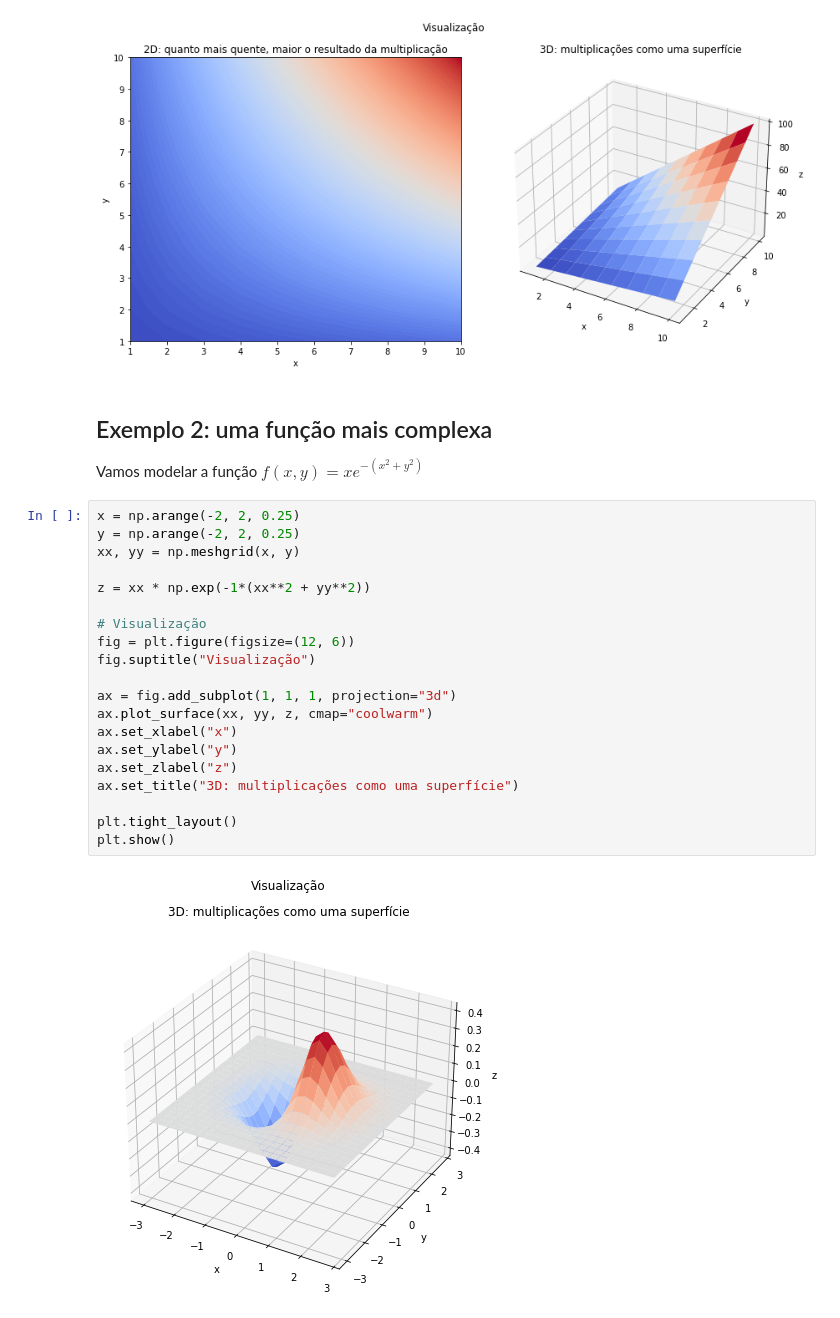
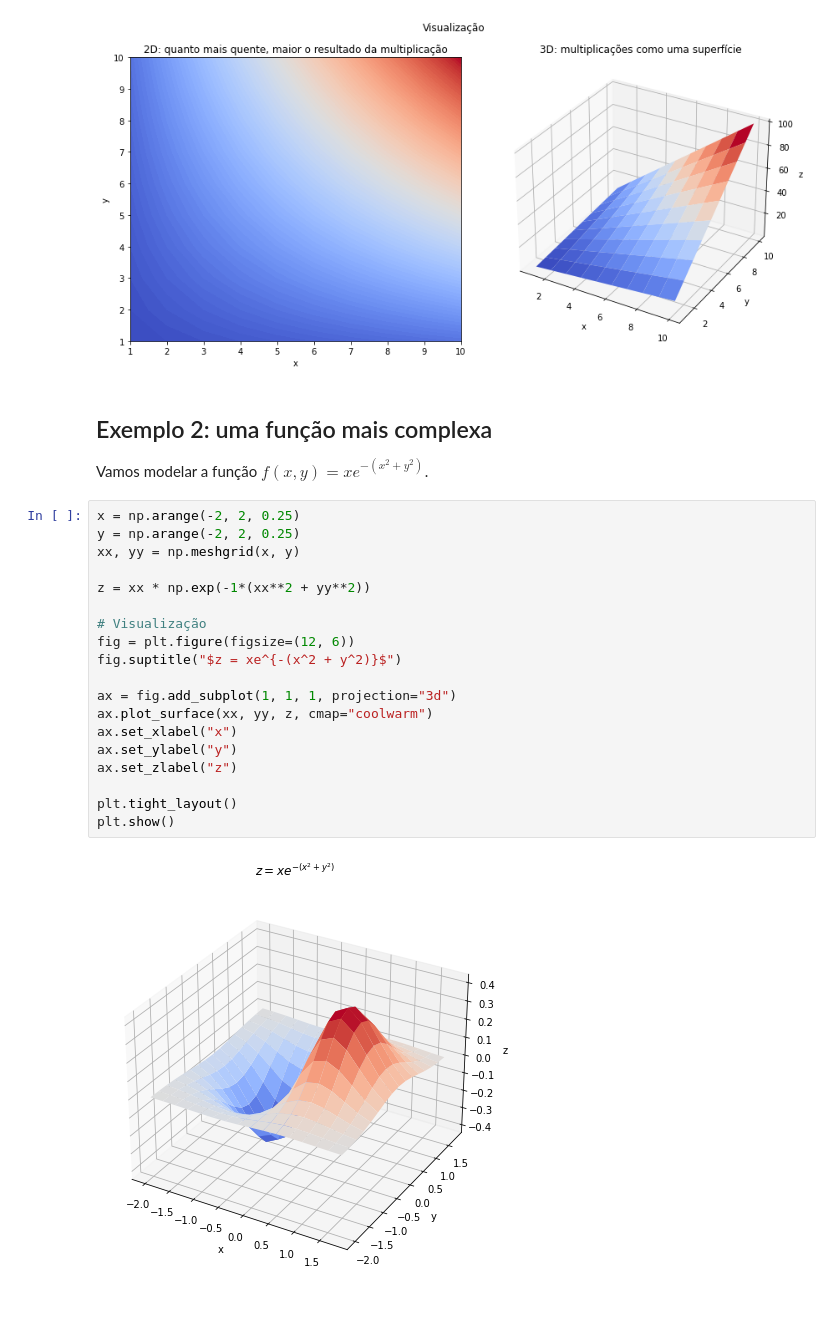
Before and after one commit to keizerzilla/como-funciona-meshgrid, a Jupyter notebook: mehsgrid.ipynb, the cells around one changed output. Cells and saved outputs as stored; diff of their text form.

```diff
--- a/mehsgrid.ipynb
+++ b/mehsgrid.ipynb
@@ -181,26 +181,25 @@ Matriz z = x*y:
 # %% [markdown]
 ## Exemplo 2: uma função mais complexa
 
-Vamos modelar a função $f(x, y) = xe^{-(x^2 + y^2)}$
+Vamos modelar a função $f(x, y) = xe^{-(x^2 + y^2)}$.
 # %%
 x = np.arange(-2, 2, 0.25)
 y = np.arange(-2, 2, 0.25)
 xx, yy = np.meshgrid(x, y)
 
 z = xx * np.exp(-1*(xx**2 + yy**2))
 
 # Visualização
 fig = plt.figure(figsize=(12, 6))
-fig.suptitle("Visualização")
+fig.suptitle("$z = xe^{-(x^2 + y^2)}$")
 
 ax = fig.add_subplot(1, 1, 1, projection="3d")
 ax.plot_surface(xx, yy, z, cmap="coolwarm")
 ax.set_xlabel("x")
 ax.set_ylabel("y")
 ax.set_zlabel("z")
-ax.set_title("3D: multiplicações como uma superfície")
 
 plt.tight_layout()
 plt.show()
 # %% [output]
-[figure, old version]
+[figure, new version]
```
